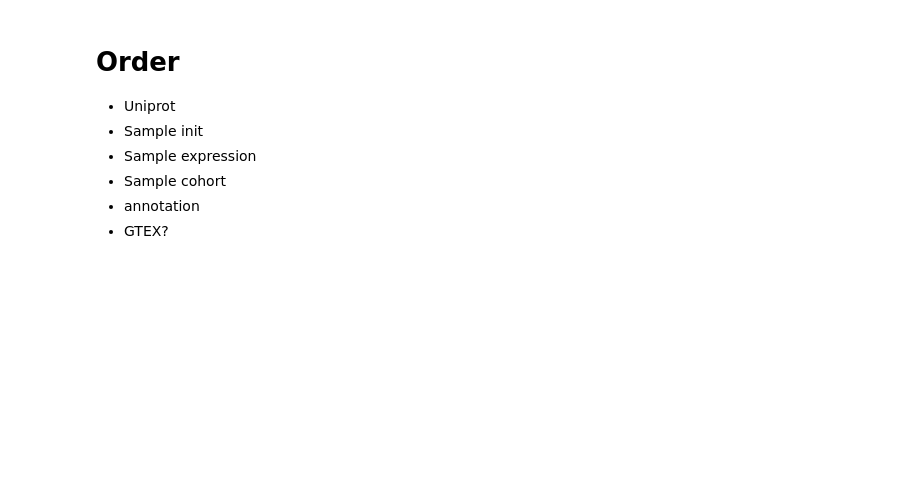
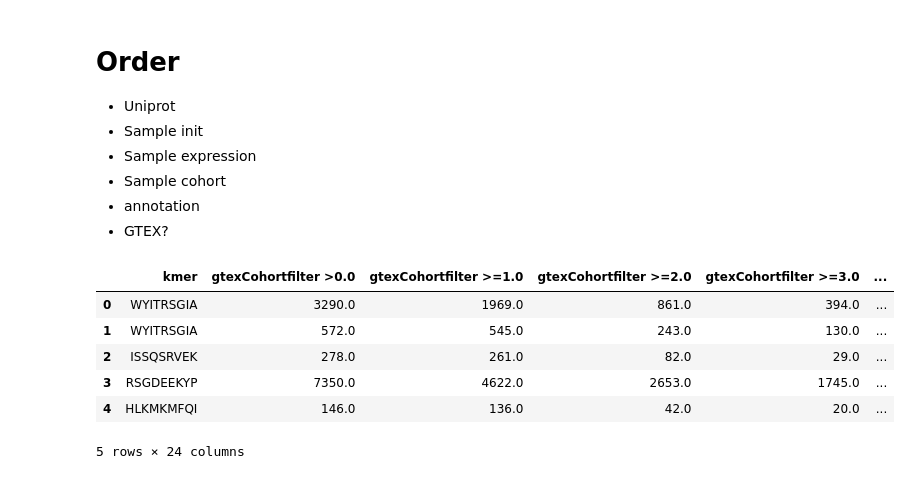
Before and after one commit to ratschlab/projects2020_ohsu, a Jupyter notebook: eth/debug/p20230216_d_filtering_table_thresholds.ipynb, the cells around one changed output. Cells and saved outputs as stored; diff of their text form; code cells hidden in the pictures; blank space fills up the shorter version.

```diff
--- a/eth/debug/p20230216_d_filtering_table_thresholds.ipynb
+++ b/eth/debug/p20230216_d_filtering_table_thresholds.ipynb
@@ -143,3 +150,13 @@ mutation_mode = 'ref'
 save_tag = 'GtexCohort'
 # %%
 df_load = pd.read_csv(intermediate_output, sep = '\t')
+# %%
+df_load.head()
+# %% [output]
+|  | kmer | gtexCohortfilter >0.0 | gtexCohortfilter >=1.0 | gtexCohortfilter >=2.0 | gtexCohortfilter >=3.0 | ... |
+| 0 | WYITRSGIA | 3290.0 | 1969.0 | 861.0 | 394.0 | ... |
+| 1 | WYITRSGIA | 572.0 | 545.0 | 243.0 | 130.0 | ... |
+| 2 | ISSQSRVEK | 278.0 | 261.0 | 82.0 | 29.0 | ... |
+| 3 | RSGDEEKYP | 7350.0 | 4622.0 | 2653.0 | 1745.0 | ... |
+| 4 | HLKMKMFQI | 146.0 | 136.0 | 42.0 | 20.0 | ... |
+5 rows × 24 columns
```
Also changed, not shown: parts of 11 cells of this notebook.
